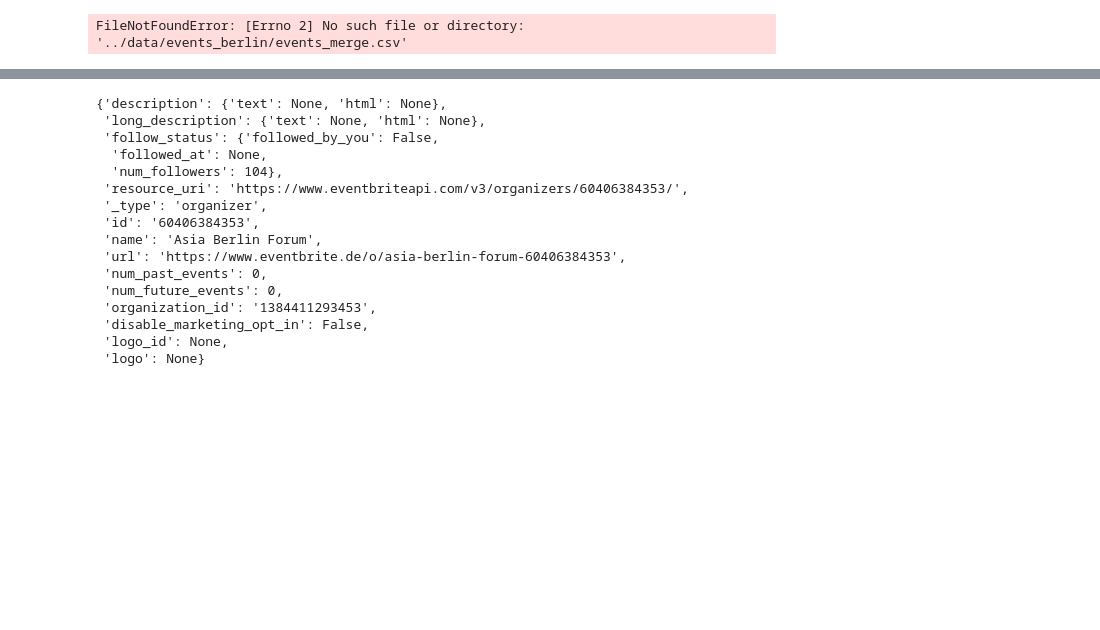
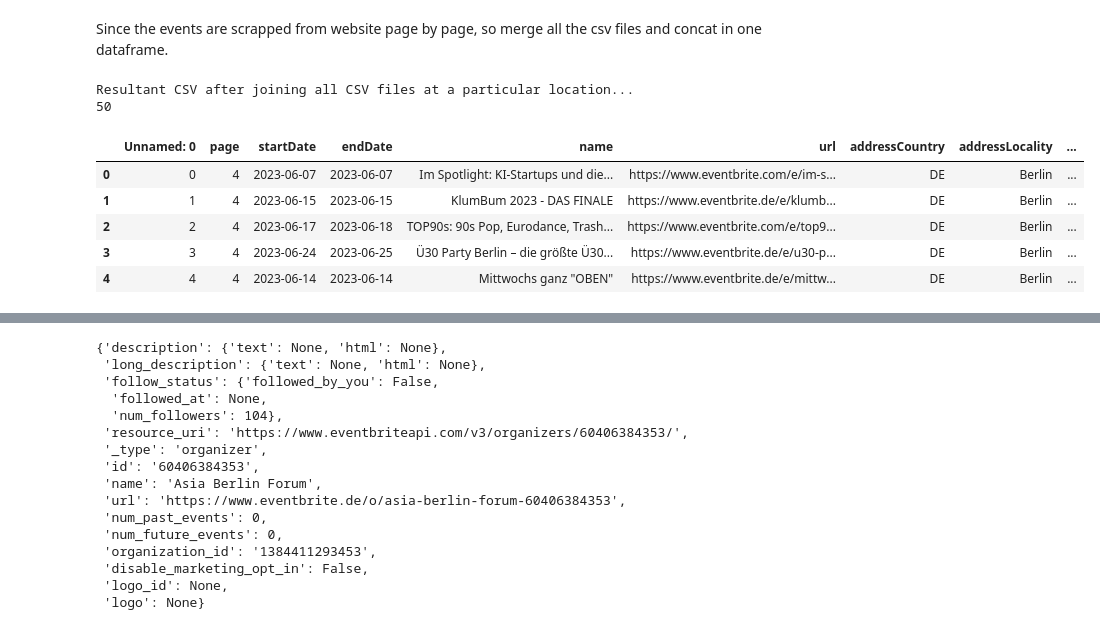
Before and after one commit to chennnxu/Berliin-City-Portrait, a Jupyter notebook: src/EventbriteData.ipynb, the cells around one changed output, grey strips where cells are left out. Cells and saved outputs as stored; diff of their text form; code cells hidden in the pictures; blank space fills up the shorter version.

```diff
--- a/src/EventbriteData.ipynb
+++ b/src/EventbriteData.ipynb
@@ -13,12 +16,25 @@ outfilename = "../data/events_berlin/events_merge.csv"
-# %%
-import shutil
-
-with open(outfilename, 'wb') as outfile:
-    for filename in glob.glob('*.txt'):
-        if filename == outfilename:
-            # don't want to copy the output into the output
-            continue
-        with open(filename, 'rb') as readfile:
-            shutil.copyfileobj(readfile, outfile)
-# %% [output]
-FileNotFoundError: [Errno 2] No such file or directory: '../data/events_berlin/events_merge.csv'
+# %% [markdown]
+Since the events are scrapped from website page by page, so merge all the csv files and concat in one dataframe.
+# %%
+# setting the path for joining multiple files
+files = os.path.join("/Users/xuchen/Documents/eventbrite/data/events_berlin","*.csv")
+# %%
+# list of merged files returned
+files = glob.glob(files)
+
+print("Resultant CSV after joining all CSV files at a particular location...")
+print(len(files))
+# %% [output]
+Resultant CSV after joining all CSV files at a particular location...
+50
+# %%
+# joining files with concat and read_csv
+df = pd.concat(map(pd.read_csv, files), ignore_index=True)
+df.head()
+# %% [output]
+|  | Unnamed: 0 | page | startDate | endDate | name | url | addressCountry | addressLocality | ... |
+| 0 | 0 | 4 | 2023-06-07 | 2023-06-07 | Im Spotlight: KI-Startups und die... | https://www.eventbrite.com/e/im-s... | DE | Berlin | ... |
+| 1 | 1 | 4 | 2023-06-15 | 2023-06-15 | KlumBum 2023 - DAS FINALE | https://www.eventbrite.de/e/klumb... | DE | Berlin | ... |
+| 2 | 2 | 4 | 2023-06-17 | 2023-06-18 | TOP90s: 90s Pop, Eurodance, Trash... | https://www.eventbrite.com/e/top9... | DE | Berlin | ... |
+| 3 | 3 | 4 | 2023-06-24 | 2023-06-25 | Ü30 Party Berlin – die größte Ü30... | https://www.eventbrite.de/e/u30-p... | DE | Berlin | ... |
+| 4 | 4 | 4 | 2023-06-14 | 2023-06-14 | Mittwochs ganz "OBEN" | https://www.eventbrite.de/e/mittw... | DE | Berlin | ... |
```
Also changed, not shown: parts of 43 cells of this notebook, 5 other files.
